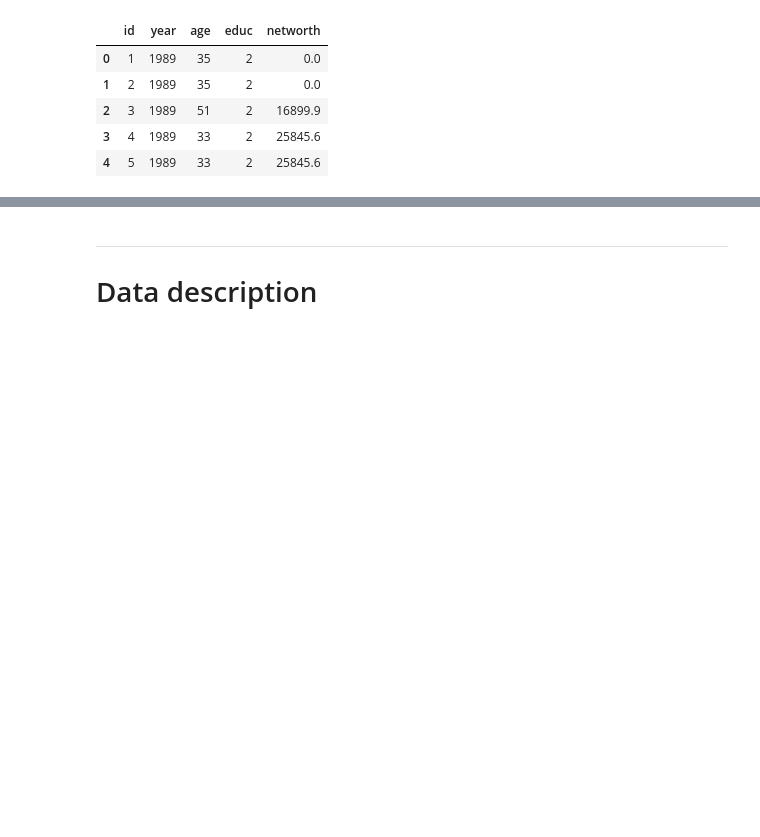
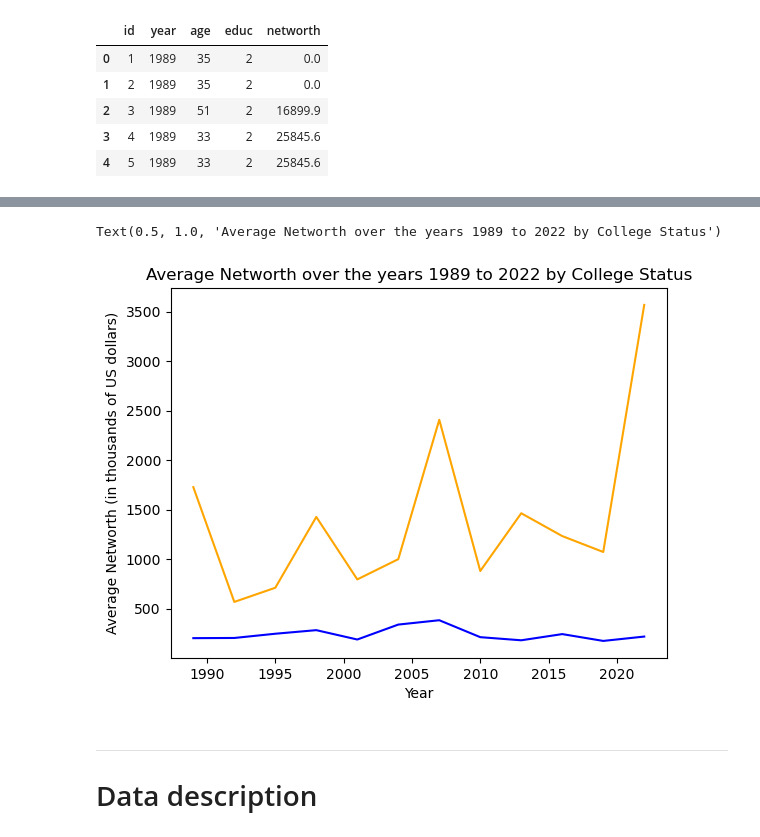
Before and after one commit to JacobBohn/TECH2-H25-assignment2, a Jupyter notebook: assignment2.ipynb, the cells around one changed output, grey strips where cells are left out. Saved outputs shown, nothing was run; the diff lists cells and outputs as text; code cells hidden in the pictures; blank space fills up the shorter version.

```diff
--- a/assignment2.ipynb
+++ b/assignment2.ipynb
@@ -187,11 +187,21 @@ df1
 # %%
 #Finally, combine the analyses from the previous parts to see how net worth evolved over the years for those with and without college.
 
 # 1.  Compute the average net worth (in thousands of US dollars) by survey year, separately for non-college (`college=0`) and the college-educated (`college=1`).
 # 2.  Create a line plot that shows the evolution of net worth over the years 1989 to 2022 by college status, i.e., your figure should contain two lines, one for college and one for non-college.
 
 avg_networth_0college = avg_networth_year(df1[df1['college'] == 0])
 avg_networth_1college = avg_networth_year(df1[df1['college'] == 1])
+
+
+plt.plot(*zip(*avg_networth_0college), label='No College', color='blue')
+plt.plot(*zip(*avg_networth_1college), label='College', color='orange')
+plt.xlabel('Year')
+plt.ylabel('Average Networth (in thousands of US dollars)')
+plt.title('Average Networth over the years 1989 to 2022 by College Status')
+# %% [output]
+Text(0.5, 1.0, 'Average Networth over the years 1989 to 2022 by College Status')
+[figure, added]
 # %% [markdown]
 ***
 # Data description
```
Also changed, not shown: parts of 6 cells of this notebook.
